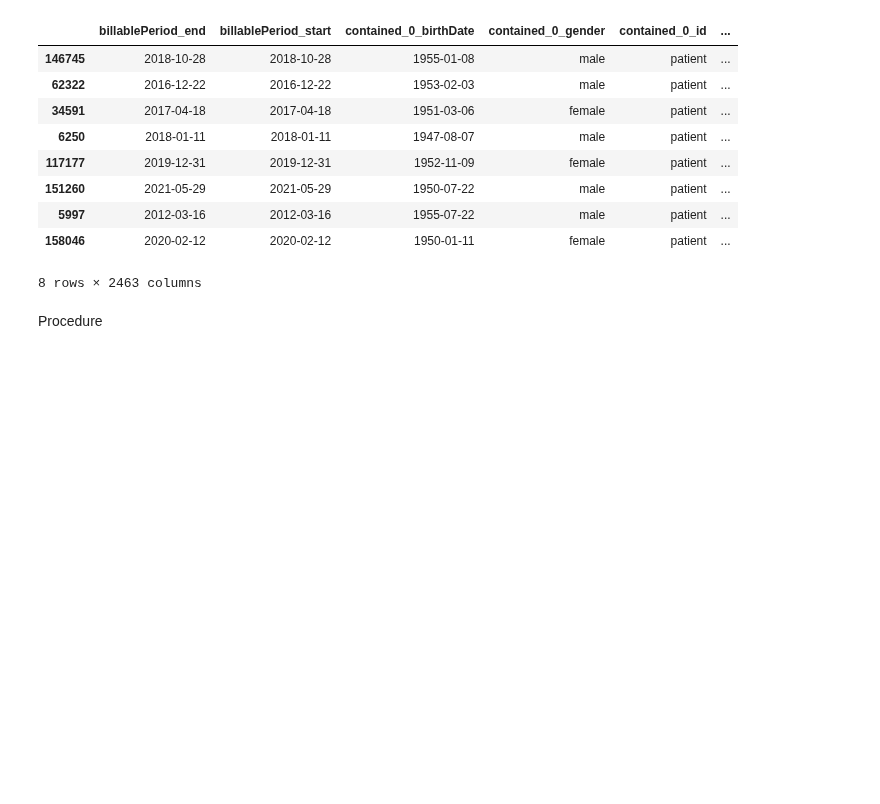
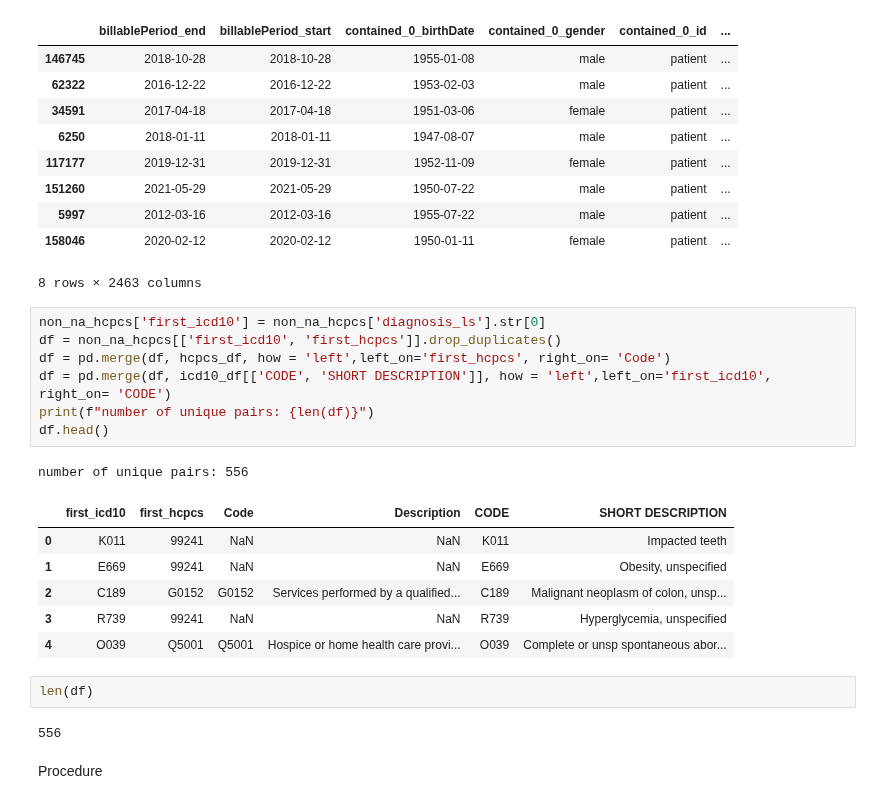
Before and after one commit to martza87/siads_696_mII, a Jupyter notebook: src/02_EDA_claim.ipynb, the cells around one changed output. Saved outputs shown, nothing was run; the diff lists cells and outputs as text; blank space fills up the shorter version.

```diff
--- a/src/02_EDA_claim.ipynb
+++ b/src/02_EDA_claim.ipynb
@@ -297,6 +331,25 @@ non_na_hcpcs[ non_na_hcpcs['length_counts'] ==3]
 | 5997 | 2012-03-16 | 2012-03-16 | 1955-07-22 | male | patient | ... |
 | 158046 | 2020-02-12 | 2020-02-12 | 1950-01-11 | female | patient | ... |
 8 rows × 2463 columns
+# %%
+non_na_hcpcs['first_icd10'] = non_na_hcpcs['diagnosis_ls'].str[0]
+df = non_na_hcpcs[['first_icd10', 'first_hcpcs']].drop_duplicates()
+df = pd.merge(df, hcpcs_df, how = 'left',left_on='first_hcpcs', right_on= 'Code')
+df = pd.merge(df, icd10_df[['CODE', 'SHORT DESCRIPTION']], how = 'left',left_on='first_icd10', right_on= 'CODE')
+print(f"number of unique pairs: {len(df)}")
+df.head()
+# %% [output]
+number of unique pairs: 556
+|  | first_icd10 | first_hcpcs | Code | Description | CODE | SHORT DESCRIPTION |
+| 0 | K011 | 99241 | NaN | NaN | K011 | Impacted teeth |
+| 1 | E669 | 99241 | NaN | NaN | E669 | Obesity, unspecified |
+| 2 | C189 | G0152 | G0152 | Services performed by a qualified... | C189 | Malignant neoplasm of colon, unsp... |
+| 3 | R739 | 99241 | NaN | NaN | R739 | Hyperglycemia, unspecified |
+| 4 | O039 | Q5001 | Q5001 | Hospice or home health care provi... | O039 | Complete or unsp spontaneous abor... |
+# %%
+len(df)
+# %% [output]
+556
 # %% [markdown]
 Procedure
 # %%
```
Also changed, not shown: parts of 7 cells of this notebook.
